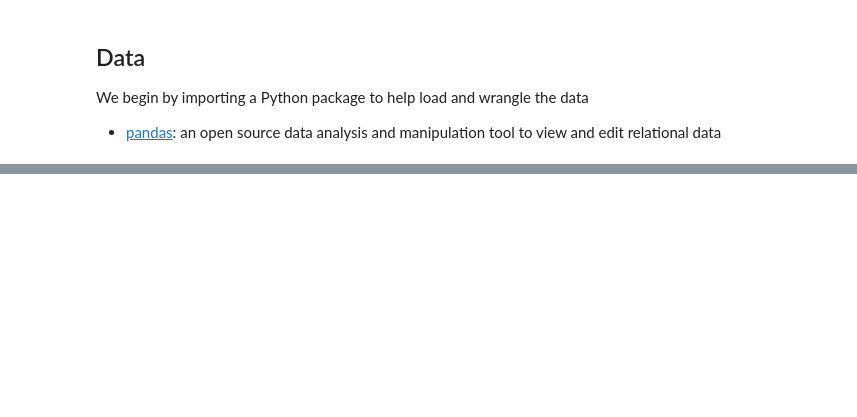
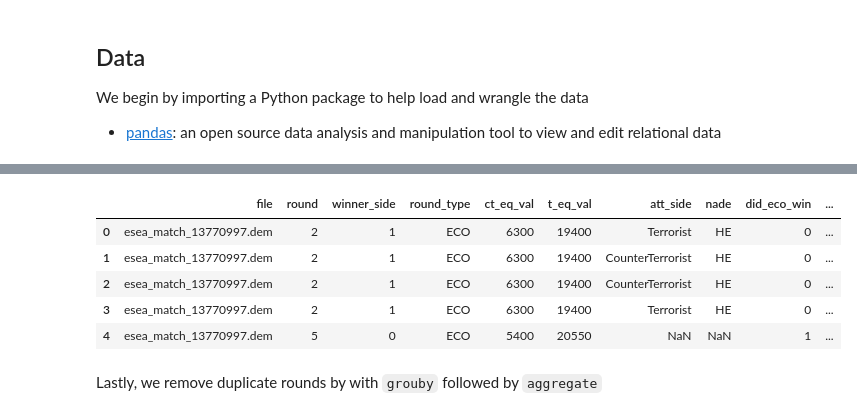
Before and after one commit to RandyBPerkins/CSGO-Data-Analysis, a Jupyter notebook: FinalProject.ipynb, the cells around one changed output, grey strips where cells are left out. Saved outputs shown, nothing was run; the diff lists cells and outputs as text; code cells hidden in the pictures; blank space fills up the shorter version.

```diff
--- a/FinalProject.ipynb
+++ b/FinalProject.ipynb
@@ -45,0 +60,3 @@ url =
+# %%
+demos = demos[['file','round','winner_side','round_type','ct_eq_val','t_eq_val']]
+grenades = grenades[['file','round','att_side','nade']]
@@ -45,0 +65,3 @@ url =
+# %%
+demos = demos.query("round_type=='ECO'")
+demos.head()
@@ -45,0 +107,41 @@ url =
+# %%
+
+def did_eco_win(x):
+    # If the winner side is 0 (counterterrorist), and countererrorists are on the eco
+    if (x['winner_side'] == 0 and x['ct_eq_val'] < x['t_eq_val']):
+        return 1
+    # If the winner side is 1 (terrorist), and terrorists are on the eco
+    if (x['winner_side'] == 1 and x['ct_eq_val'] > x['t_eq_val']):
+        return 1
+    return 0
+
+def did_eco_have_grenade(x):
+    # If the team throwing the grenade is on CounterTerrorist side, and Counterterrorists are on the eco
+    if (x['att_side'] == 'CounterTerrorist' and x['ct_eq_val'] < x['t_eq_val']):
+        return 1
+    #If the team throwing the grenade is on Terrorist side, and Terrorist are on the eco
+    if (x['att_side'] == 'Terrorist' and x['ct_eq_val'] > x['t_eq_val']):
+        return 1
+    return 0
+
+
+
+
+df['winner_side'] = df.apply( (lambda x : 0 if 'CounterTerrorist' in x['winner_side'] else 1)  ,axis=1)
+
+df['did_eco_win'] = 0
+df['did_eco_win'] = df.apply(did_eco_win, axis = 1)
+
+df['did_eco_have_grenade'] = 0
+df['did_eco_have_grenade'] = df.apply(did_eco_have_grenade, axis = 1)
+
+df.head()
+# %% [output]
+|  | file | round | winner_side | round_type | ct_eq_val | t_eq_val | att_side | nade | did_eco_win | ... |
+| 0 | esea_match_13770997.dem | 2 | 1 | ECO | 6300 | 19400 | Terrorist | HE | 0 | ... |
+| 1 | esea_match_13770997.dem | 2 | 1 | ECO | 6300 | 19400 | CounterTerrorist | HE | 0 | ... |
+| 2 | esea_match_13770997.dem | 2 | 1 | ECO | 6300 | 19400 | CounterTerrorist | HE | 0 | ... |
+| 3 | esea_match_13770997.dem | 2 | 1 | ECO | 6300 | 19400 | Terrorist | HE | 0 | ... |
+| 4 | esea_match_13770997.dem | 5 | 0 | ECO | 5400 | 20550 | NaN | NaN | 1 | ... |
+# %% [markdown]
+Lastly, we remove duplicate rounds by with `grouby` followed by `aggregate`
```
Also changed, not shown: parts of 46 cells of this notebook, 1 other file.
